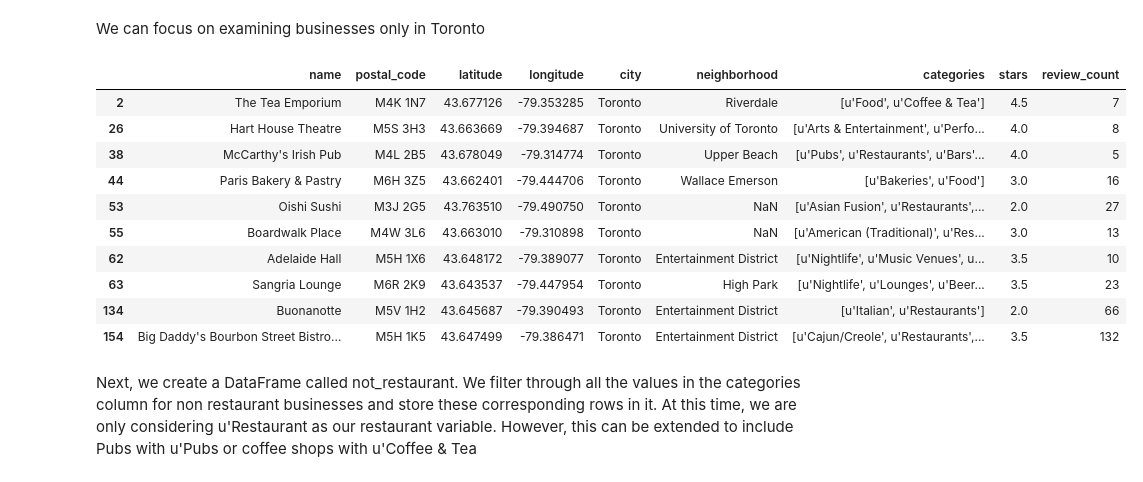
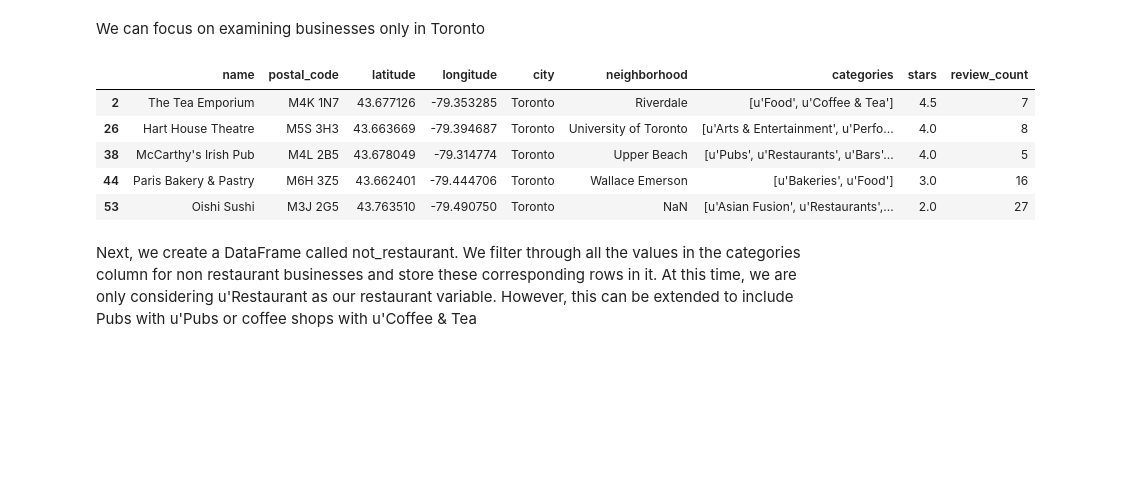
Before and after one commit to shrutirao94/Restaurant-Quality-and-Co-location-in-Toronto, a Jupyter notebook: yelp_toronto_analysis.ipynb, the cells around one changed output. Cells and saved outputs as stored; diff of their text form; code cells hidden in the pictures; blank space fills up the shorter version.

```diff
--- a/yelp_toronto_analysis.ipynb
+++ b/yelp_toronto_analysis.ipynb
@@ -63,19 +63,14 @@ We can focus on examining businesses only in Toronto
 # %%
 toronto_restaurants_df = business_df[business_df['city'] == 'Toronto']
 toronto_restaurants_df.reset_index(level=None, drop=False, inplace=False, col_level=0, col_fill='')
-toronto_restaurants_df.head(10)
+toronto_restaurants_df.head()
 # %% [output]
 |  | name | postal_code | latitude | longitude | city | neighborhood | categories | stars | review_count |
 | 2 | The Tea Emporium | M4K 1N7 | 43.677126 | -79.353285 | Toronto | Riverdale | [u'Food', u'Coffee & Tea'] | 4.5 | 7 |
 | 26 | Hart House Theatre | M5S 3H3 | 43.663669 | -79.394687 | Toronto | University of Toronto | [u'Arts & Entertainment', u'Perfo... | 4.0 | 8 |
 | 38 | McCarthy's Irish Pub | M4L 2B5 | 43.678049 | -79.314774 | Toronto | Upper Beach | [u'Pubs', u'Restaurants', u'Bars'... | 4.0 | 5 |
 | 44 | Paris Bakery & Pastry | M6H 3Z5 | 43.662401 | -79.444706 | Toronto | Wallace Emerson | [u'Bakeries', u'Food'] | 3.0 | 16 |
 | 53 | Oishi Sushi | M3J 2G5 | 43.763510 | -79.490750 | Toronto | NaN | [u'Asian Fusion', u'Restaurants',... | 2.0 | 27 |
-| 55 | Boardwalk Place | M4W 3L6 | 43.663010 | -79.310898 | Toronto | NaN | [u'American (Traditional)', u'Res... | 3.0 | 13 |
-| 62 | Adelaide Hall | M5H 1X6 | 43.648172 | -79.389077 | Toronto | Entertainment District | [u'Nightlife', u'Music Venues', u... | 3.5 | 10 |
-| 63 | Sangria Lounge | M6R 2K9 | 43.643537 | -79.447954 | Toronto | High Park | [u'Nightlife', u'Lounges', u'Beer... | 3.5 | 23 |
-| 134 | Buonanotte | M5V 1H2 | 43.645687 | -79.390493 | Toronto | Entertainment District | [u'Italian', u'Restaurants'] | 2.0 | 66 |
-| 154 | Big Daddy's Bourbon Street Bistro... | M5H 1K5 | 43.647499 | -79.386471 | Toronto | Entertainment District | [u'Cajun/Creole', u'Restaurants',... | 3.5 | 132 |
 # %% [markdown]
 Next, we create a DataFrame called not_restaurant. We filter through all the values in the categories column for non restaurant businesses and store these corresponding rows in it. At this time, we are only considering u'Restaurant as our restaurant variable. However, this can be extended to include Pubs with u'Pubs or coffee shops with u'Coffee & Tea
 # %%
```
Also changed, not shown: parts of 5 cells of this notebook, 2 other files.
